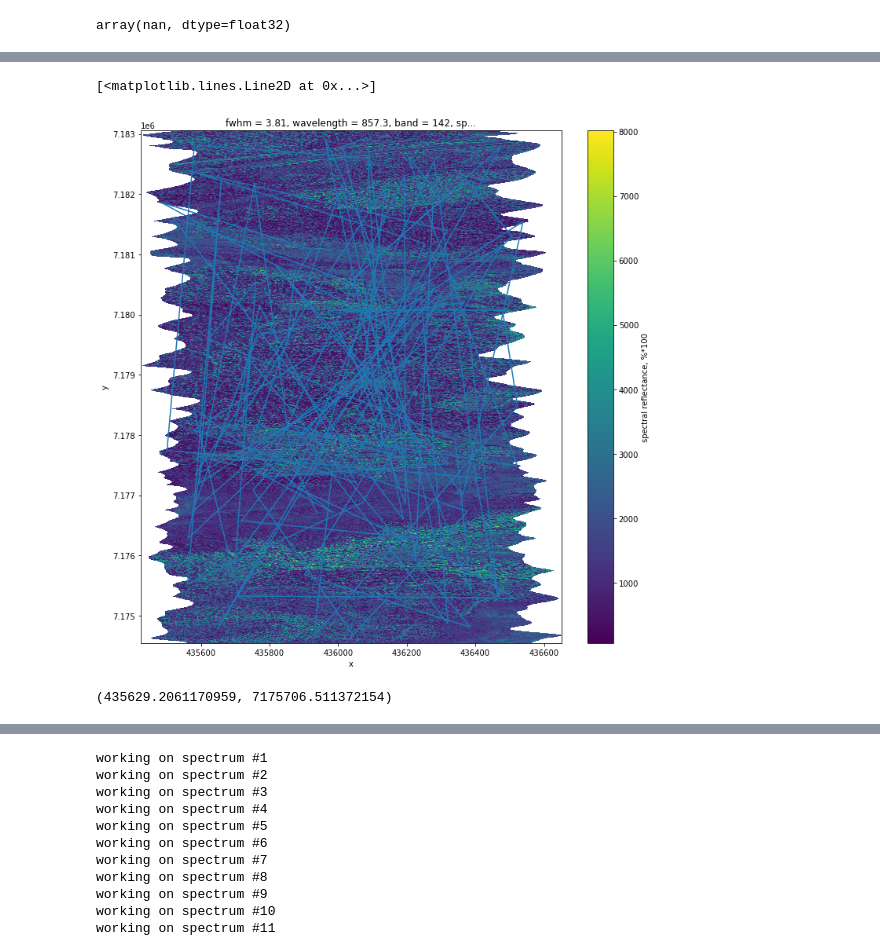
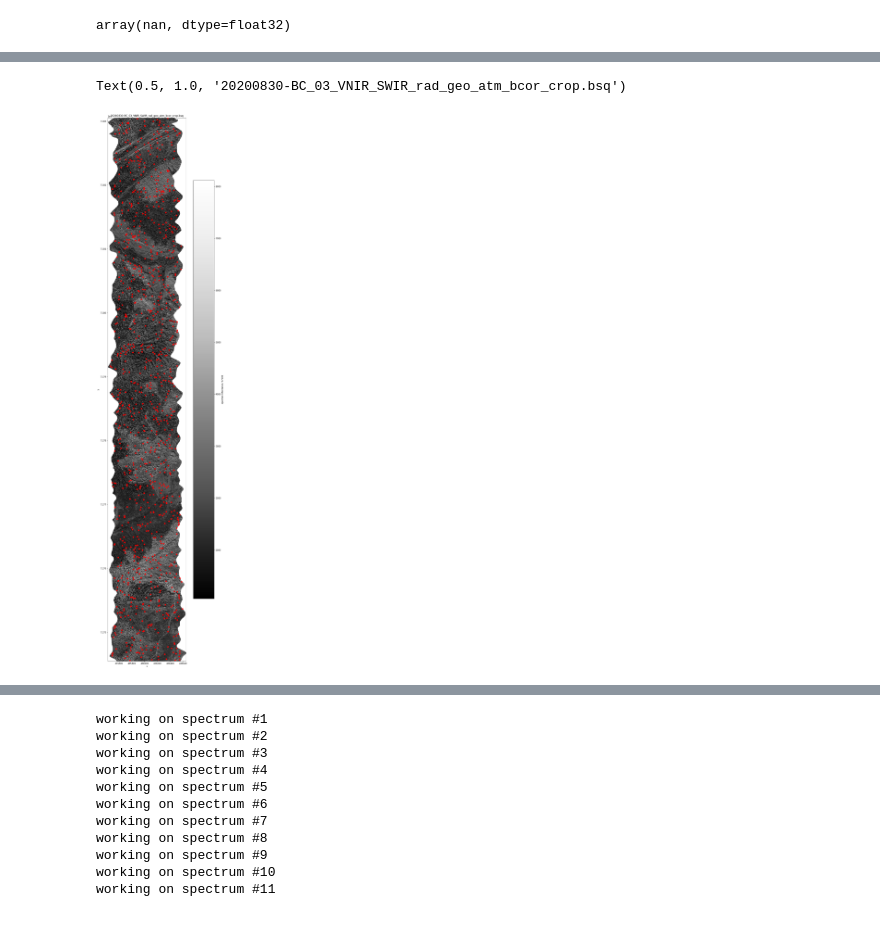
Before and after one commit to chryss/spectral_analysis, a Jupyter notebook: notebooks/random_spectra.ipynb, the cells around one changed output, grey strips where cells are left out. Saved outputs shown, nothing was run; the diff lists cells and outputs as text; code cells hidden in the pictures; blank space fills up the shorter version.

```diff
--- a/notebooks/random_spectra.ipynb
+++ b/notebooks/random_spectra.ipynb
@@ -201,2 +174,4 @@ testdata.band_data.sel(band=142).plot()
+# %%
+rng = np.random.default_rng(2021)
 # %%
 selectionarray = testdata.band_data.sel(band=1).to_masked_array(copy=False)
@@ -208,9 +182,9 @@ selectionarray.shape
 weights = ~selectionarray.mask + 0 #Assign False = 0, True = 1
 normalized = weights.ravel()/float(weights.sum())
 
-index = np.random.choice(
+index = rng.choice(
     selectionarray.size,
-    size=100,
+    size=1000,
     replace=False,
     p=normalized
 )
@@ -238,7 +192,10 @@ Coordinates:
 # %%
-fig, ax = plt.subplots(figsize=(12, 12))
-testdata.band_data.sel(band=142).plot(ax=ax)
-ax.plot(testdata.x[idx], testdata.y[idy])
+fig, ax = plt.subplots(figsize=(12, 48))
+testdata.band_data.sel(band=141).plot(
+    ax=ax, cmap="Greys_r")
+ax.scatter(testdata.x[idx], testdata.y[idy], color='red')
+ax.set_aspect('equal')
+ax.set_title(testfile.parts[-1])
 # %% [output]
-[<matplotlib.lines.Line2D at 0x...>]
+Text(0.5, 1.0, '20200830-BC_03_VNIR_SWIR_rad_geo_atm_bcor_crop.bsq')
-[figure, old version]
+[figure, new version]
@@ -251,5 +202 @@ x, y = transformer.transform(-148.35, 64.7)
-# %%
-x, y
-# %% [output]
-(435629.2061170959, 7175706.511372154)
 # %%
```
Also changed, not shown: parts of 47 cells of this notebook, 2 other files.
